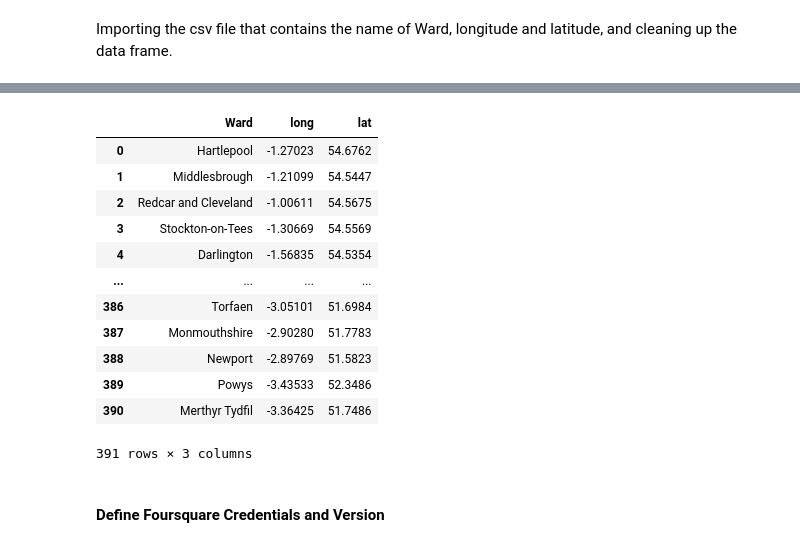
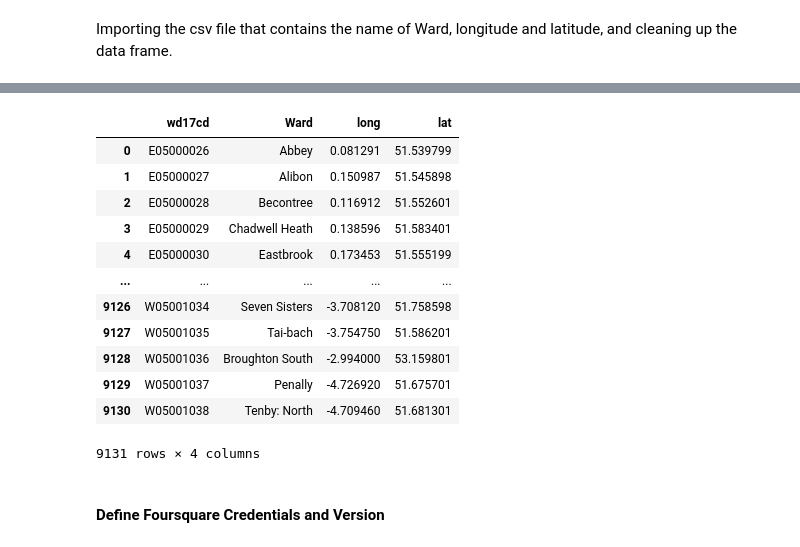
Before and after one commit to RJK99/Coursera_Capstone, a Jupyter notebook: AppliedDataScienceCapstone_A_Data_Journey_to_London_Week5.ipynb, the cells around one changed output, grey strips where cells are left out. Drawn from its saved outputs; the diff is of its cells as text; code cells hidden in the pictures.

```diff
--- a/AppliedDataScienceCapstone_A_Data_Journey_to_London_Week5.ipynb
+++ b/AppliedDataScienceCapstone_A_Data_Journey_to_London_Week5.ipynb
@@ -309,4 +345,4 @@ Importing the csv file that contains the name of Ward, longitude and latitude, a
 # %%
-df_geo_csv = pd.read_csv('Local_Authority_Districts__December_2017__Boundaries_in_the_UK__WGS84_.csv')
+df_geo_csv = pd.read_csv('Wards__December_2017__Boundaries_in_the_UK__WGS84_.csv')
 df_geo_csv.head()
 # %% [output]
@@ -319,18 +355,18 @@ df_geo_csv.head()
 # %%
-df_geo = df_geo_csv.drop(columns=['objectid','lad17cd','lad17nmw','bng_e','bng_n','st_areashape','st_lengthshape'])
-df_geo.rename(columns={"lad17nm":"Ward"},inplace=True)
+df_geo = df_geo_csv.drop(columns=['objectid','wd17nmw','bng_e','bng_n','st_areashape','st_lengthshape'])
+df_geo.rename(columns={"wd17nm":"Ward"},inplace=True)
 df_geo
 # %% [output]
-|  | Ward | long | lat |
-| 0 | Hartlepool | -1.27023 | 54.6762 |
-| 1 | Middlesbrough | -1.21099 | 54.5447 |
-| 2 | Redcar and Cleveland | -1.00611 | 54.5675 |
-| 3 | Stockton-on-Tees | -1.30669 | 54.5569 |
-| 4 | Darlington | -1.56835 | 54.5354 |
-| ... | ... | ... | ... |
-| 386 | Torfaen | -3.05101 | 51.6984 |
-| 387 | Monmouthshire | -2.90280 | 51.7783 |
-| 388 | Newport | -2.89769 | 51.5823 |
-| 389 | Powys | -3.43533 | 52.3486 |
-| 390 | Merthyr Tydfil | -3.36425 | 51.7486 |
+|  | wd17cd | Ward | long | lat |
+| 0 | E05000026 | Abbey | 0.081291 | 51.539799 |
+| 1 | E05000027 | Alibon | 0.150987 | 51.545898 |
+| 2 | E05000028 | Becontree | 0.116912 | 51.552601 |
+| 3 | E05000029 | Chadwell Heath | 0.138596 | 51.583401 |
+| 4 | E05000030 | Eastbrook | 0.173453 | 51.555199 |
+| ... | ... | ... | ... | ... |
+| 9126 | W05001034 | Seven Sisters | -3.708120 | 51.758598 |
+| 9127 | W05001035 | Tai-bach | -3.754750 | 51.586201 |
+| 9128 | W05001036 | Broughton South | -2.994000 | 53.159801 |
+| 9129 | W05001037 | Penally | -4.726920 | 51.675701 |
+| 9130 | W05001038 | Tenby: North | -4.709460 | 51.681301 |
-391 rows × 3 columns
+9131 rows × 4 columns
```
Also changed, not shown: parts of 9 cells of this notebook.
